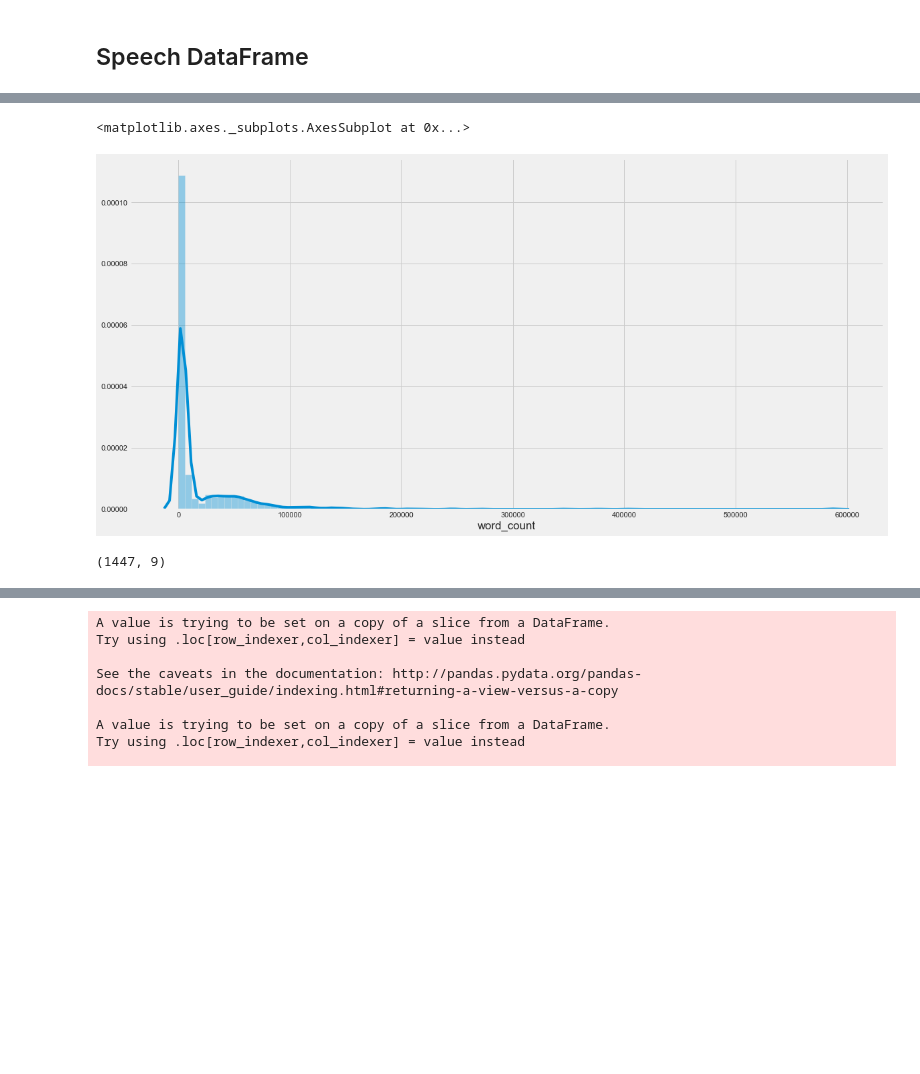
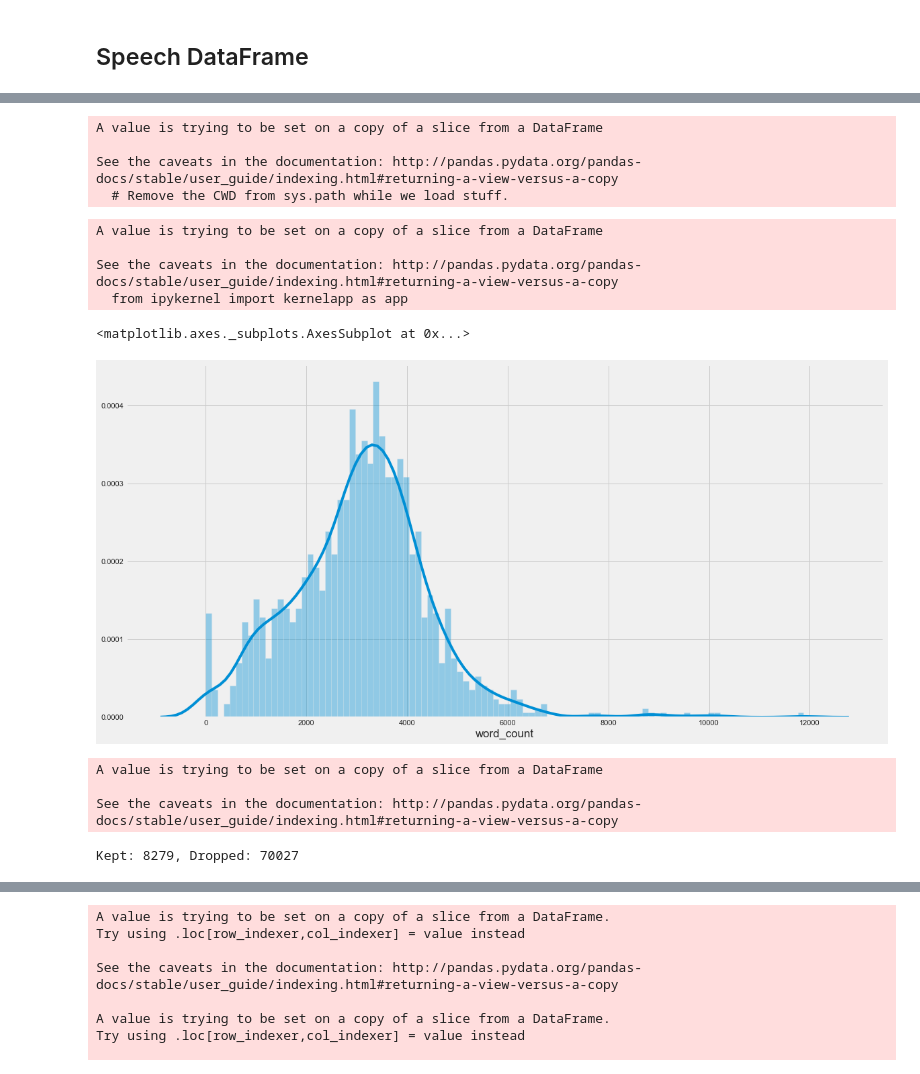
Before and after one commit to yukit-k/centralbank_analysis, a Jupyter notebook: src/FOMC_Analysis_Preprocess.ipynb, the cells around one changed output, grey strips where cells are left out. Cells and saved outputs as stored; diff of their text form; code cells hidden in the pictures; blank space fills up the shorter version.

Commit message:
fix: Fix speech data that do not follow regular patterns

```diff
--- a/src/FOMC_Analysis_Preprocess.ipynb
+++ b/src/FOMC_Analysis_Preprocess.ipynb
@@ -909,7 +949,7 @@ speech_df
 # %%
 # Reorganize the dataframe
 dict = {
-    "type": pd.Series(["speech"]*len(speech_df), index=speech_df.index),
+    "type": ["speech"]*len(speech_df),
     "text": speech_df["contents"],
     "date": speech_df.index,
     "speaker": speech_df["speaker"],
@@ -918,13 +958,9 @@ dict = {
     "rate": speech_df.index.map(get_rate)
 }
 
-speech_df = pd.DataFrame(dict)
-speech_df.dropna(subset=['target'], axis=0, inplace=True)
+tmp_speech_df = pd.DataFrame(dict)
+tmp_speech_df.reset_index(drop=True, inplace=True)
+tmp_speech_df.dropna(subset=['target'], axis=0, inplace=True)
 
-remove_return_code(speech_df)
-separate_sections(speech_df)
-add_word_count(speech_df)
-remove_short_section(speech_df, 50)
-
-speech_df.head(10)
+tmp_speech_df.head(10)
 # %% [output]
@@ -965,9 +978,15 @@ See the caveats in the documentation: http://pandas.pydata.org/pandas-docs/stabl
 # %%
-sns.distplot(speech_df["word_count"], bins=100)
+add_word_count(tmp_speech_df)
+separate_sections(tmp_speech_df)
+sns.distplot(tmp_speech_df["word_count"], bins=100)
 # %% [output]
-<matplotlib.axes._subplots.AxesSubplot at 0x...>
+A value is trying to be set on a copy of a slice from a DataFrame
+
+See the caveats in the documentation: http://pandas.pydata.org/pandas-docs/stable/user_guide/indexing.html#returning-a-view-versus-a-copy
+  # Remove the CWD from sys.path while we load stuff.
+A value is trying to be set on a copy of a slice from a DataFrame
+
+See the caveats in the documentation: http://pandas.pydata.org/pandas-docs/stable/user_guide/indexing.html#returning-a-view-versus-a-copy
+  from ipykernel import kernelapp as app
+<matplotlib.axes._subplots.AxesSubplot at 0x...>
-[figure, old version]
+[figure, new version]
-# %%
-speech_df.shape
-# %% [output]
-(1447, 9)
@@ -973,0 +996,26 @@ speech_df.shape
+# %%
+# Keep only those having key words and longer than a certain length
+num_keep, num_drop = 0, 0
+keywords = ['rate', 'rates']
+
+for i, row in tqdm(tmp_speech_df.iterrows(), desc='Looping Speech DataFrame'):
+    new_text = ''
+    text_list = row["text"].split("\n\n[SECTION]\n\n")
+    for text in text_list:
+        text_words = re.findall(r'\b([a-zA-Z]+n\'t|[a-zA-Z]+\'s|[a-zA-Z]+)\b', text.lower())
+        if len(text_words) > 50 and len(set(text_words).intersection(keywords)) > 0:
+            new_text += '\n\n' + text
+            num_keep += 1
+        else:
+            num_drop += 1
+    if new_text == '':
+        tmp_speech_df.drop([i], axis=0, inplace=True)
+    else:
+        tmp_speech_df['text'][i] = new_text
+
+print("Kept: {}, Dropped: {}".format(num_keep, num_drop))
+# %% [output]
+A value is trying to be set on a copy of a slice from a DataFrame
+
+See the caveats in the documentation: http://pandas.pydata.org/pandas-docs/stable/user_guide/indexing.html#returning-a-view-versus-a-copy
+Kept: 8279, Dropped: 70027
```
Also changed, not shown: parts of 63 cells of this notebook, 1 other file.
